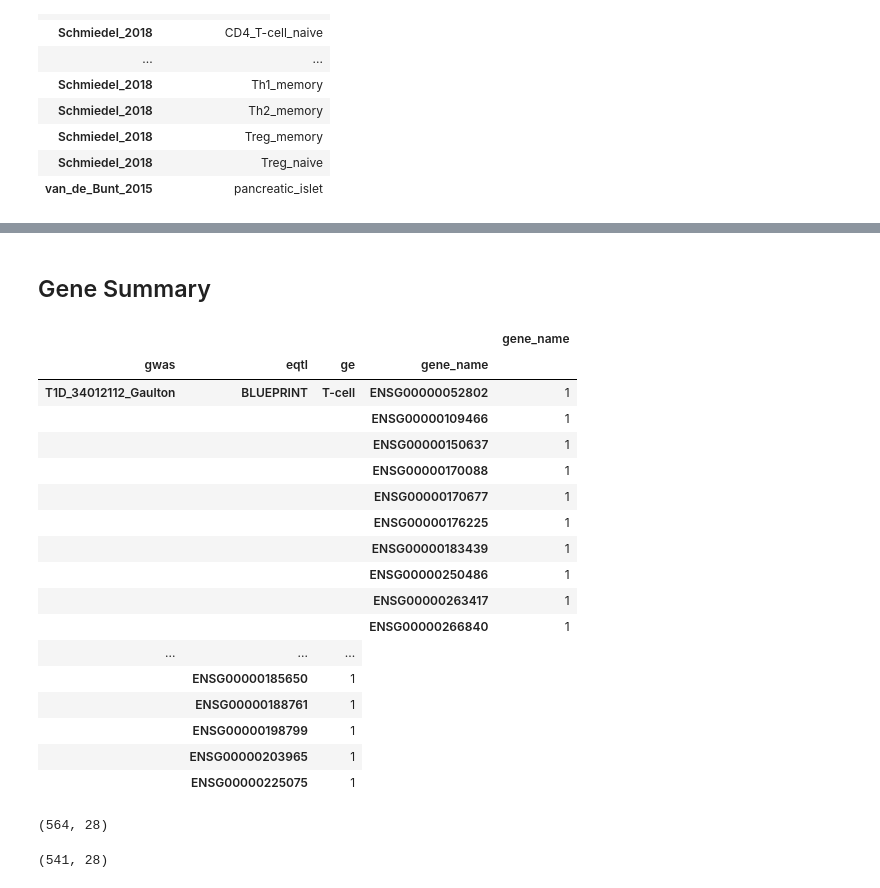
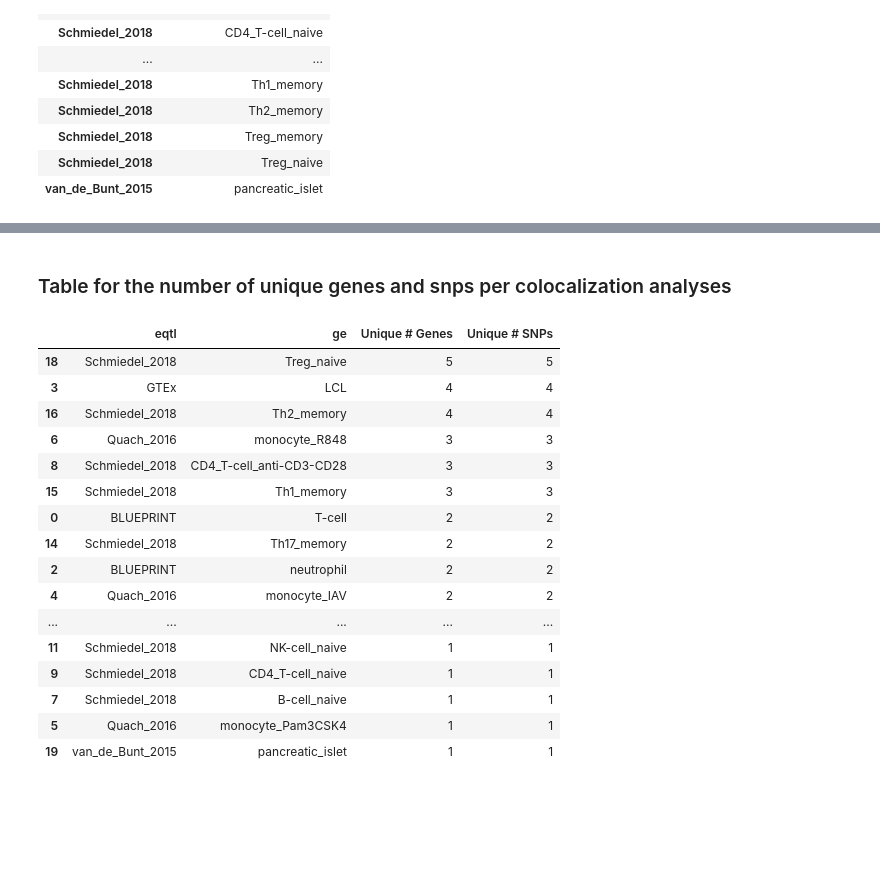
Before and after one commit to joreynajr/dchallenge, a Jupyter notebook: workflow/notebooks/exploratory/Colocalization_with_eQTL_Catalog_No_Filter.ipynb, the cells around one changed output, grey strips where cells are left out. Cells and saved outputs as stored; diff of their text form; code cells hidden in the pictures; blank space fills up the shorter version.

```diff
--- a/workflow/notebooks/exploratory/Colocalization_with_eQTL_Catalog_No_Filter.ipynb
+++ b/workflow/notebooks/exploratory/Colocalization_with_eQTL_Catalog_No_Filter.ipynb
@@ -174,5 +103,0 @@ for x in t1d_ge_sources:
-# %%
-t1d_data = all_data.copy() #loc[all_data['ge'].isin(t1d_ge_sources)]
-# %%
-# filtering on the pp_H4_Coloc_Summary
-t1d_data = t1d_data.loc[t1d_data.pp_H4_Coloc_Summary > 0.75]
@@ -238,4 +153,3 @@ uniq_genes_per_sample
 # %%
-uniq_snps_per_samples = t1d_data.groupby(['eqtl', 'ge']).rs_id.nunique()
+# find the uniq snps
+uniq_snps_per_samples = t1d_data.groupby(['eqtl', 'ge']).rs_id.nunique().reset_index()
-# %% [markdown]
-## Gene Summary
@@ -244,31 +156,28 @@ gene_summary = t1d_data.groupby(['gwas', 'eqtl', 'ge']).gene_name.value_counts()
+# %%
+# concat the two tables
+uniq_summary = uniq_genes_per_sample.merge(uniq_snps_per_samples)
+uniq_summary.columns = ['eqtl', 'ge', 'Unique # Genes', 'Unique # SNPs']
+# %% [markdown]
+### Table for the number of unique genes and snps per colocalization analyses
 # %%
-pd.set_option('display.max_rows', gene_summary.shape[0])
-display(gene_summary.to_frame())
+pd.set_option('display.max_rows', 100)
+display(uniq_summary.sort_values('Unique # SNPs', ascending=False))
 pd.set_option('display.max_rows', 20)
 # %% [output]
-|  |  |  |  | gene_name |
-| gwas | eqtl | ge | gene_name |  |
-| T1D_34012112_Gaulton | BLUEPRINT | T-cell | ENSG00000052802 | 1 |
-|  |  |  | ENSG00000109466 | 1 |
-|  |  |  | ENSG00000150637 | 1 |
-|  |  |  | ENSG00000170088 | 1 |
-|  |  |  | ENSG00000170677 | 1 |
-|  |  |  | ENSG00000176225 | 1 |
-|  |  |  | ENSG00000183439 | 1 |
-|  |  |  | ENSG00000250486 | 1 |
-|  |  |  | ENSG00000263417 | 1 |
-|  |  |  | ENSG00000266840 | 1 |
-| ... | ... | ... |
-|  | ENSG00000185650 | 1 |
-|  | ENSG00000188761 | 1 |
-|  | ENSG00000198799 | 1 |
-|  | ENSG00000203965 | 1 |
-|  | ENSG00000225075 | 1 |
+|  | eqtl | ge | Unique # Genes | Unique # SNPs |
+| 18 | Schmiedel_2018 | Treg_naive | 5 | 5 |
+| 3 | GTEx | LCL | 4 | 4 |
+| 16 | Schmiedel_2018 | Th2_memory | 4 | 4 |
+| 6 | Quach_2016 | monocyte_R848 | 3 | 3 |
+| 8 | Schmiedel_2018 | CD4_T-cell_anti-CD3-CD28 | 3 | 3 |
+| 15 | Schmiedel_2018 | Th1_memory | 3 | 3 |
+| 0 | BLUEPRINT | T-cell | 2 | 2 |
+| 14 | Schmiedel_2018 | Th17_memory | 2 | 2 |
+| 2 | BLUEPRINT | neutrophil | 2 | 2 |
+| 4 | Quach_2016 | monocyte_IAV | 2 | 2 |
+| ... | ... | ... | ... | ... |
+| 11 | Schmiedel_2018 | NK-cell_naive | 1 | 1 |
+| 9 | Schmiedel_2018 | CD4_T-cell_naive | 1 | 1 |
+| 7 | Schmiedel_2018 | B-cell_naive | 1 | 1 |
+| 5 | Quach_2016 | monocyte_Pam3CSK4 | 1 | 1 |
+| 19 | van_de_Bunt_2015 | pancreatic_islet | 1 | 1 |
-# %%
-t1d_data.shape
-# %% [output]
-(564, 28)
-# %%
-t1d_data.drop_duplicates(['eqtl', 'ge', 'gene_name']).shape
-# %% [output]
-(541, 28)
```
Also changed, not shown: parts of 41 cells of this notebook.
